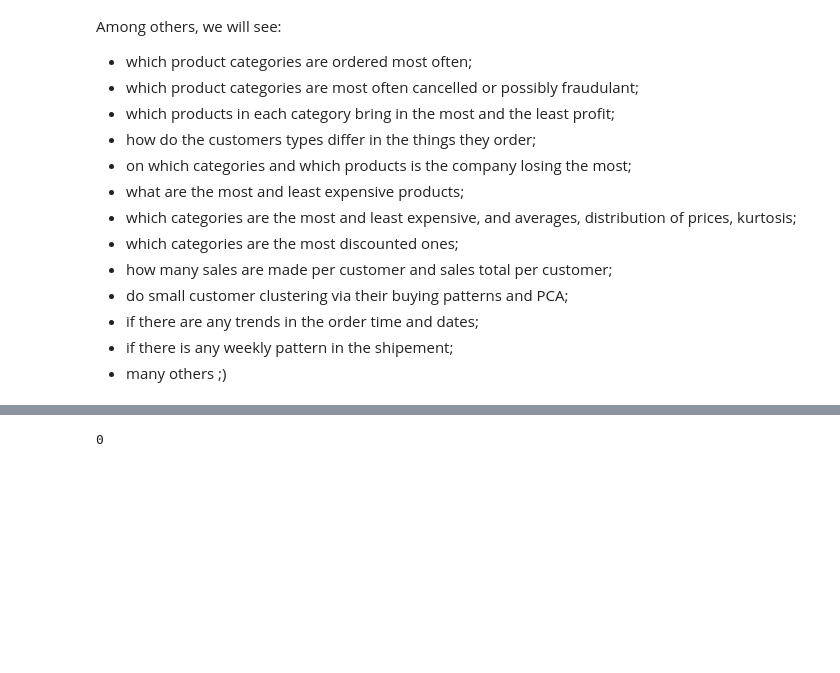
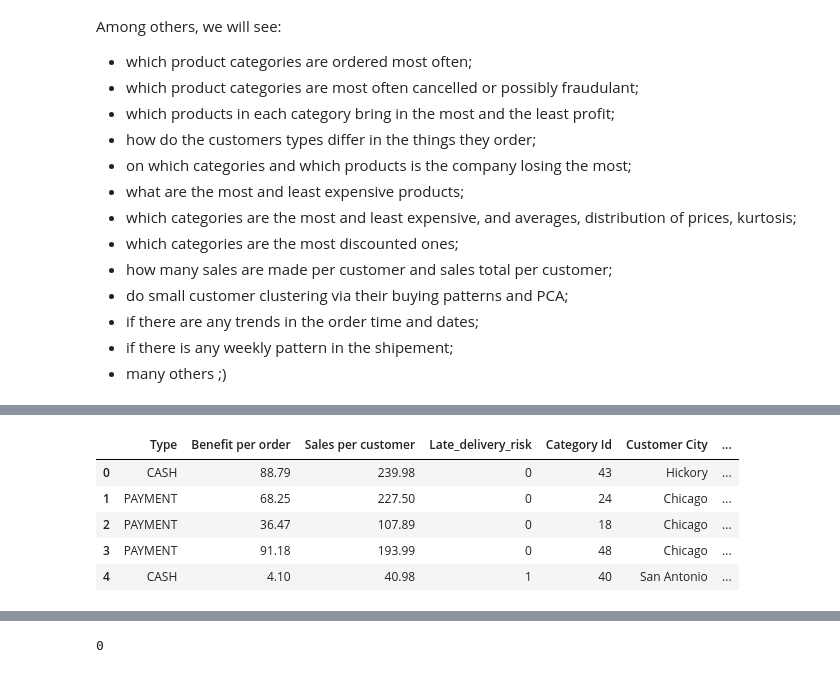
Before and after one commit to miladziekanowska/supply-chain-analysis, a Jupyter notebook: SupplyChain_EDA.ipynb, the cells around one changed output, grey strips where cells are left out. Cells and saved outputs as stored; diff of their text form; code cells hidden in the pictures; blank space fills up the shorter version.

```diff
--- a/SupplyChain_EDA.ipynb
+++ b/SupplyChain_EDA.ipynb
@@ -41 +49,16 @@ df.head()
+# %%
+df = df.sort_values(by='Order date')
+df = df.reset_index(drop=True)
+df['Order time'] = df['Order date'].dt.time
+df['Shipping time'] = df['Shipping date'].dt.time
+df['Shipping date'] = df['Shipping date'].dt.date
+df['Order date'] = df['Order date'].dt.date
+df.head()
+# %% [output]
+|  | Type | Benefit per order | Sales per customer | Late_delivery_risk | Category Id | Customer City | ... |
+| 0 | CASH | 88.79 | 239.98 | 0 | 43 | Hickory | ... |
+| 1 | PAYMENT | 68.25 | 227.50 | 0 | 24 | Chicago | ... |
+| 2 | PAYMENT | 36.47 | 107.89 | 0 | 18 | Chicago | ... |
+| 3 | PAYMENT | 91.18 | 193.99 | 0 | 48 | Chicago | ... |
+| 4 | CASH | 4.10 | 40.98 | 1 | 40 | San Antonio | ... |
 # %%
```
Also changed, not shown: parts of 19 cells of this notebook, 2 other files.
